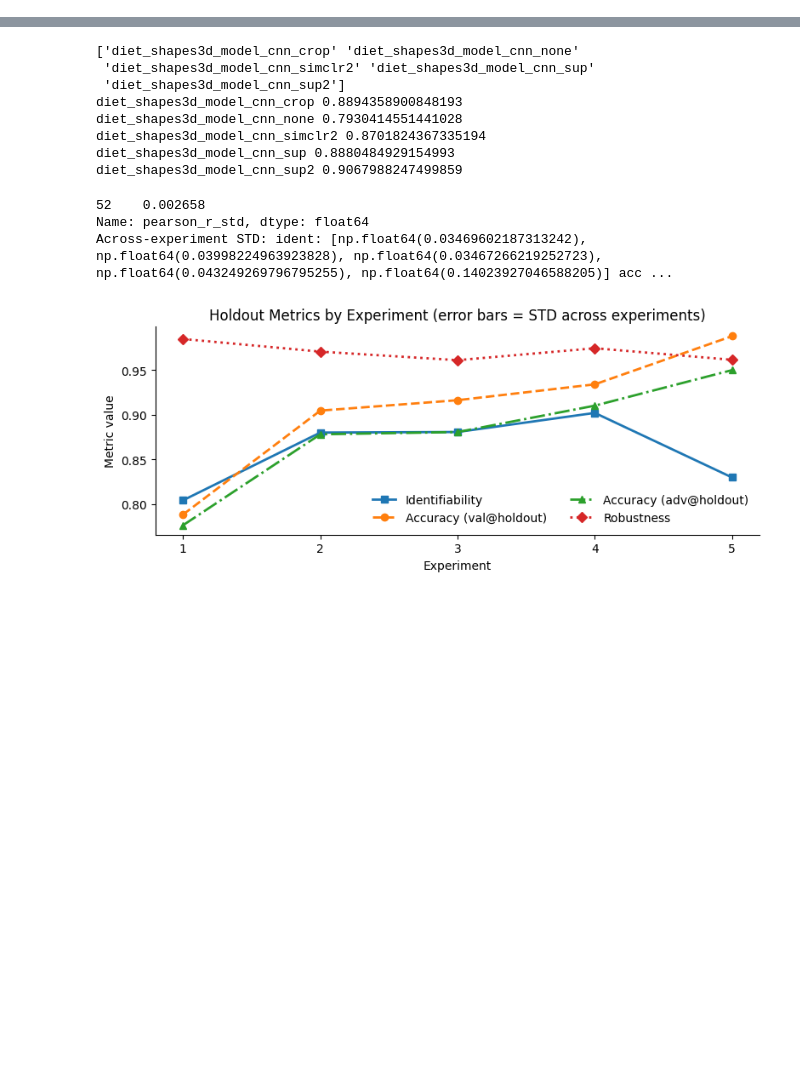
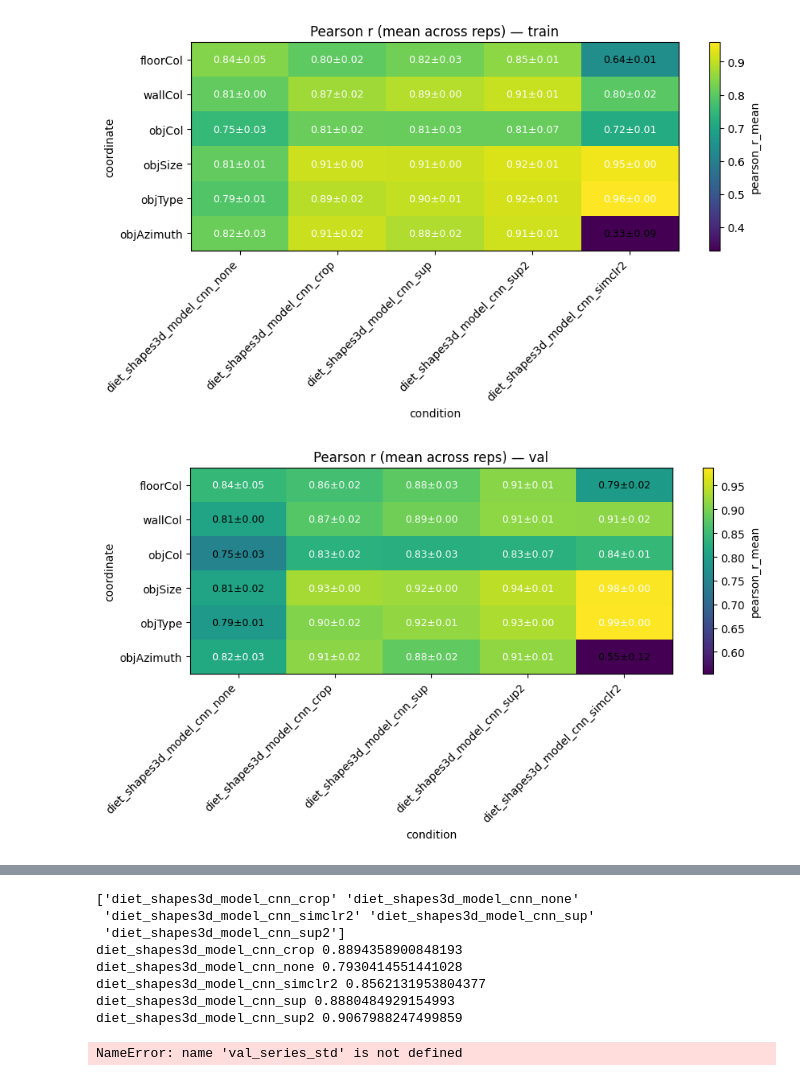
Before and after one commit to miguelmartins/csi-robustness, a Jupyter notebook: dsprites_shapes3d.ipynb, the cells around one changed output, grey strips where cells are left out. Saved outputs shown, nothing was run; the diff lists cells and outputs as text; code cells hidden in the pictures; blank space fills up the shorter version.

```diff
--- a/dsprites_shapes3d.ipynb
+++ b/dsprites_shapes3d.ipynb
@@ -255,0 +256,18 @@ for sp in ["train", "val", "adv"]:
+# %%
+ds = "shapes3d"  # dataset tag used in filenames / condition names
+
+ROOT = Path(".")  # change if needed
+GLOB_PATTERN = f"**/logs_pgd/*{ds}*/pgd.txt"
+
+# -----------------------------
+# Run everything
+# -----------------------------
+df_raw = parse_all(ROOT, GLOB_PATTERN)
+df_raw = add_condition_and_rep(df_raw)
+agg = aggregate_across_reps(df_raw)
+
+for sp in ["train", "val", "adv"]:
+    plot_heatmap_annotated(agg, sp, annotate=ANNOTATE_STYLE, decimals=TEXT_DECIMALS)
+# %% [output]
+[figure, added]
+[figure, added]
@@ -270,7 +289,7 @@ for experiment in experiments:
  'diet_shapes3d_model_cnn_sup2']
 diet_shapes3d_model_cnn_crop 0.8894358900848193
 diet_shapes3d_model_cnn_none 0.7930414551441028
-diet_shapes3d_model_cnn_simclr2 0.8701824367335194
+diet_shapes3d_model_cnn_simclr2 0.8562131953804377
 diet_shapes3d_model_cnn_sup 0.8880484929154993
 diet_shapes3d_model_cnn_sup2 0.9067988247499859
 # %%
@@ -372,10 +391,7 @@ ax.spines[['top', 'right']].set_visible(False)
 plt.tight_layout()
 plt.show()
 # %% [output]
-52    0.002658
-Name: pearson_r_std, dtype: float64
-Across-experiment STD: ident: [np.float64(0.03469602187313242), np.float64(0.03998224963923828), np.float64(0.03467266219252723), np.float64(0.043249269796795255), np.float64(0.14023927046588205)] acc ...
+NameError: name 'val_series_std' is not defined
-[figure, removed]
 # %%
 ident, ident_std
 # %% [output]
```
Also changed, not shown: parts of 6 cells of this notebook, 6 other files.
